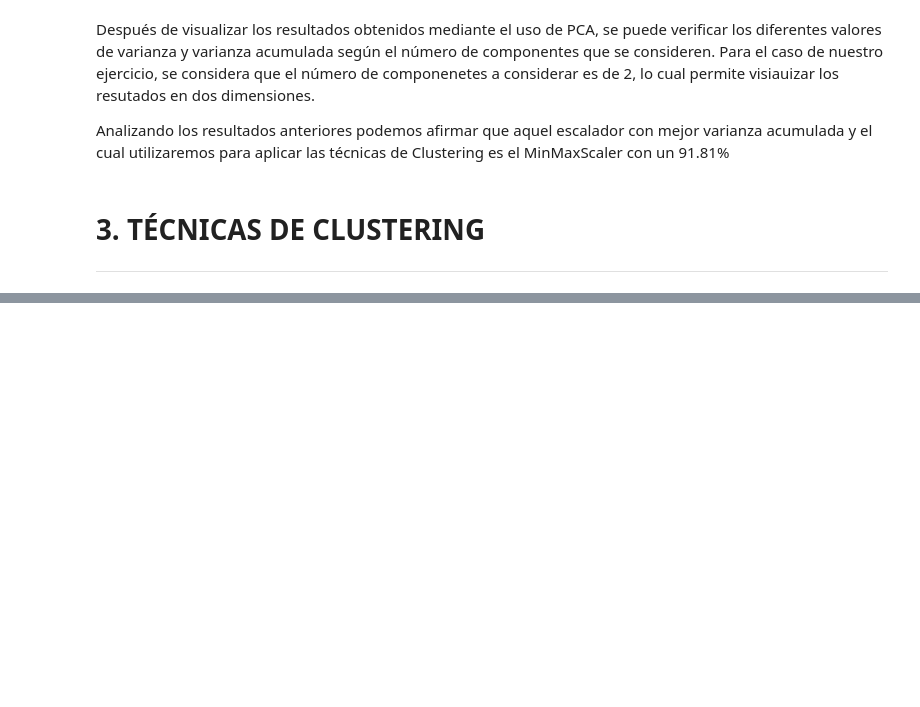
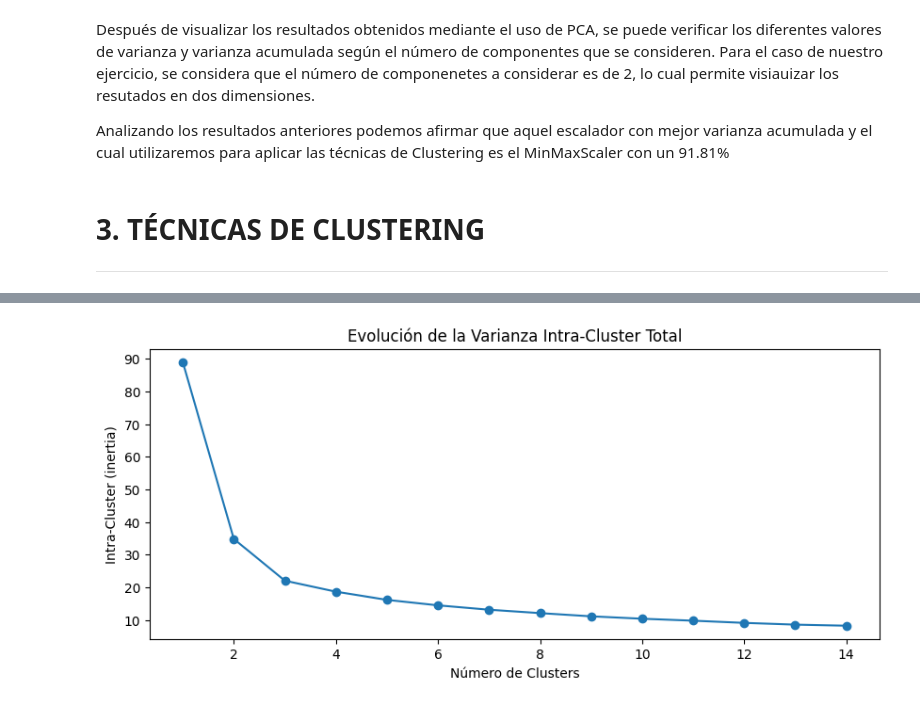
Before and after one commit to 100477706/Proyecto2_Aprendizaje, a Jupyter notebook: Clustering_27.ipynb, the cells around one changed output, grey strips where cells are left out. Saved outputs shown, nothing was run; the diff lists cells and outputs as text; code cells hidden in the pictures; blank space fills up the shorter version.

```diff
--- a/Clustering_27.ipynb
+++ b/Clustering_27.ipynb
@@ -228,0 +266,29 @@ Analizando los resultados anteriores podemos afirmar que aquel escalador con mej
+# %%
+# Elbow Method
+# Rango de clusters a evaluar
+range_n_clusters = range(1, 15)
+inertias = []
+
+for n_clusters in range_n_clusters:
+    pipeline = Pipeline([
+        ('scaler', MinMaxScaler()),
+        ('kmeans', KMeans(
+            n_clusters   = n_clusters,
+            n_init       = 15,
+            random_state = 100477706
+        ))
+    ])
+
+    pipeline.fit(X)
+    # Obtener la inercia del modelo KMeans
+    inertia = pipeline.named_steps['kmeans'].inertia_
+    inertias.append(inertia)
+
+# Graficar la curva del método del codo
+fig, ax = plt.subplots(1, 1, figsize=(10, 4))
+ax.plot(range_n_clusters, inertias, marker='o')
+ax.set_title("Evolución de la Varianza Intra-Cluster Total")
+ax.set_xlabel('Número de Clusters')
+ax.set_ylabel('Intra-Cluster (inertia)');
+# %% [output]
+[figure, added]
```
Also changed, not shown: parts of 15 cells of this notebook.
